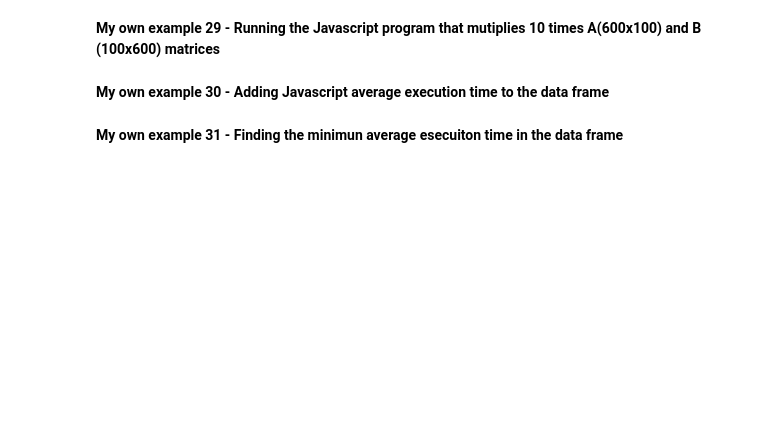
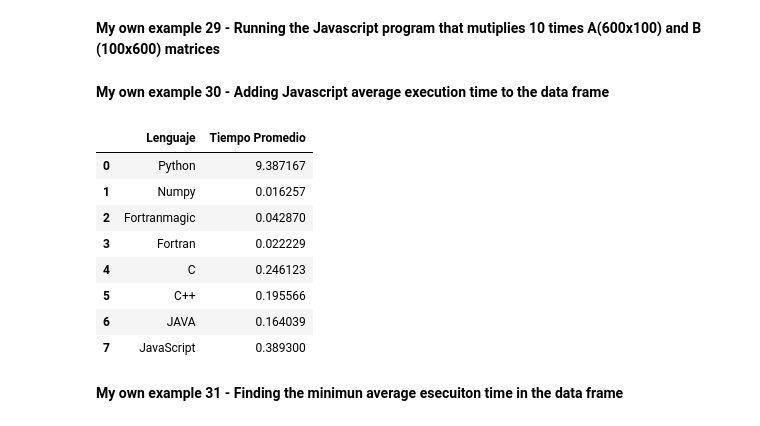
Before and after one commit to DaniDiazTech/MetNumUN2024I, a Jupyter notebook: Lab2/dandiazgo_Lab2.ipynb, the cells around one changed output. Drawn from its saved outputs; the diff is of its cells as text; code cells hidden in the pictures; blank space fills up the shorter version.

```diff
--- a/Lab2/Lab2.ipynb
+++ b/Lab2/dandiazgo_Lab2.ipynb
@@ -713,2 +795,9 @@ df
 # %% [markdown]
 **My own example 21 - Adding c average execution time to the data frame**
+# %%
+print('-------------------------------------------')
+average_time_c = 0.246123
+data.append({'Lenguaje': 'C', 'Tiempo Promedio': average_time_c})
+
+df = pd.DataFrame(data)
+df
@@ -807,6 +1051,43 @@ df
 # %% [markdown]
 **My own example 29 - Running the Javascript program that mutiplies 10 times A(600x100) and  B (100x600) matrices**
+# %%
+import subprocess
+import pandas as pd
+
+# Ejecutar el programa JavaScript y guardar la salida en un archivo
+subprocess.run(["node", "matrixMultiply.js"], stdout=open("output.txt", "w"))
+
+# Número de repeticiones en el programa JavaScript
+rep = 10
+
+# Leer los tiempos promedio desde el archivo
+average_times = []
+with open("output.txt", "r") as f:
+    lines = f.readlines()
+    for line in lines:
+        average_time = float(line.split()[-2])  # Obtener el tiempo promedio de la línea
+        average_times.append(average_time)
+
+# Calcular el promedio de los tiempos
+average_execution_JS = sum(average_times) / rep
 # %% [markdown]
 **My own example 30 - Adding Javascript average execution time to the data frame**
+# %%
+# Crear una lista con los datos para el DataFrame
+data.append({'Lenguaje': 'JavaScript', 'Tiempo Promedio': average_execution_JS })
+
+# Crear el DataFrame a partir de la lista de datos
+df = pd.DataFrame(data)
+df
+# %% [output]
+|  | Lenguaje | Tiempo Promedio |
+| 0 | Python | 9.387167 |
+| 1 | Numpy | 0.016257 |
+| 2 | Fortranmagic | 0.042870 |
+| 3 | Fortran | 0.022229 |
+| 4 | C | 0.246123 |
+| 5 | C++ | 0.195566 |
+| 6 | JAVA | 0.164039 |
+| 7 | JavaScript | 0.389300 |
 # %% [markdown]
 **My own example 31 - Finding the minimun average esecuiton time in the data frame**
```
Also changed, not shown: parts of 40 cells of this notebook.
